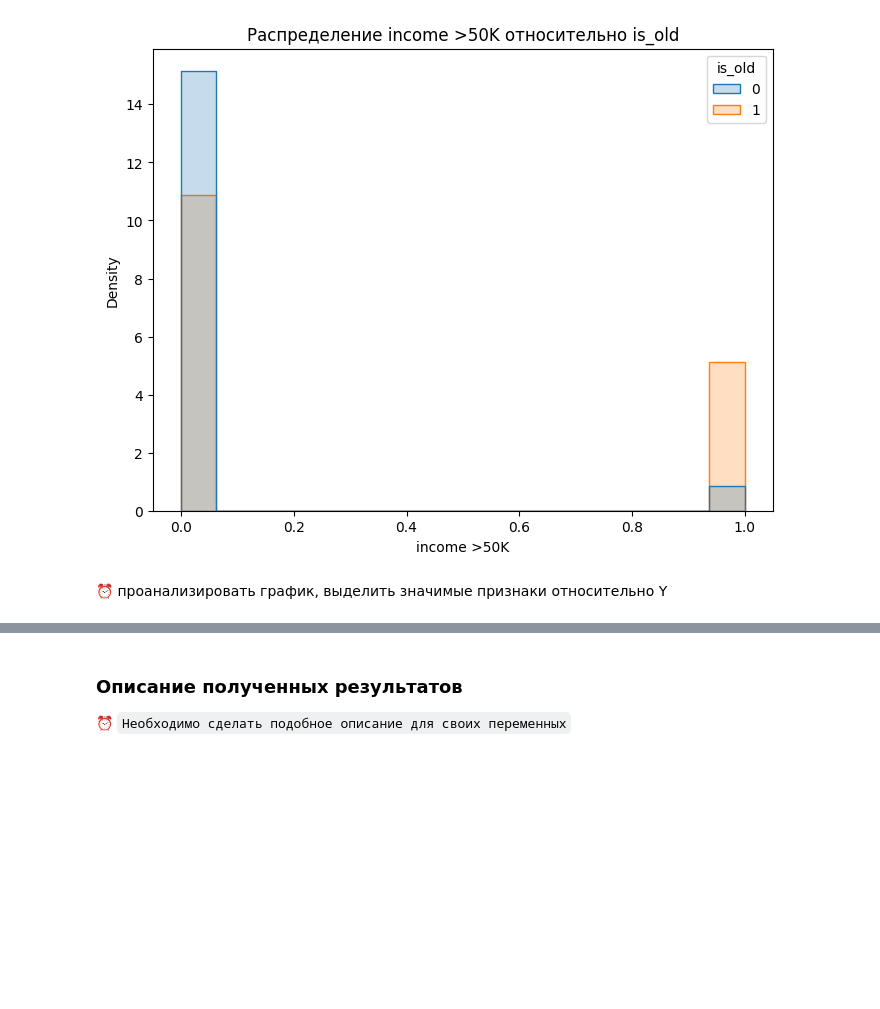
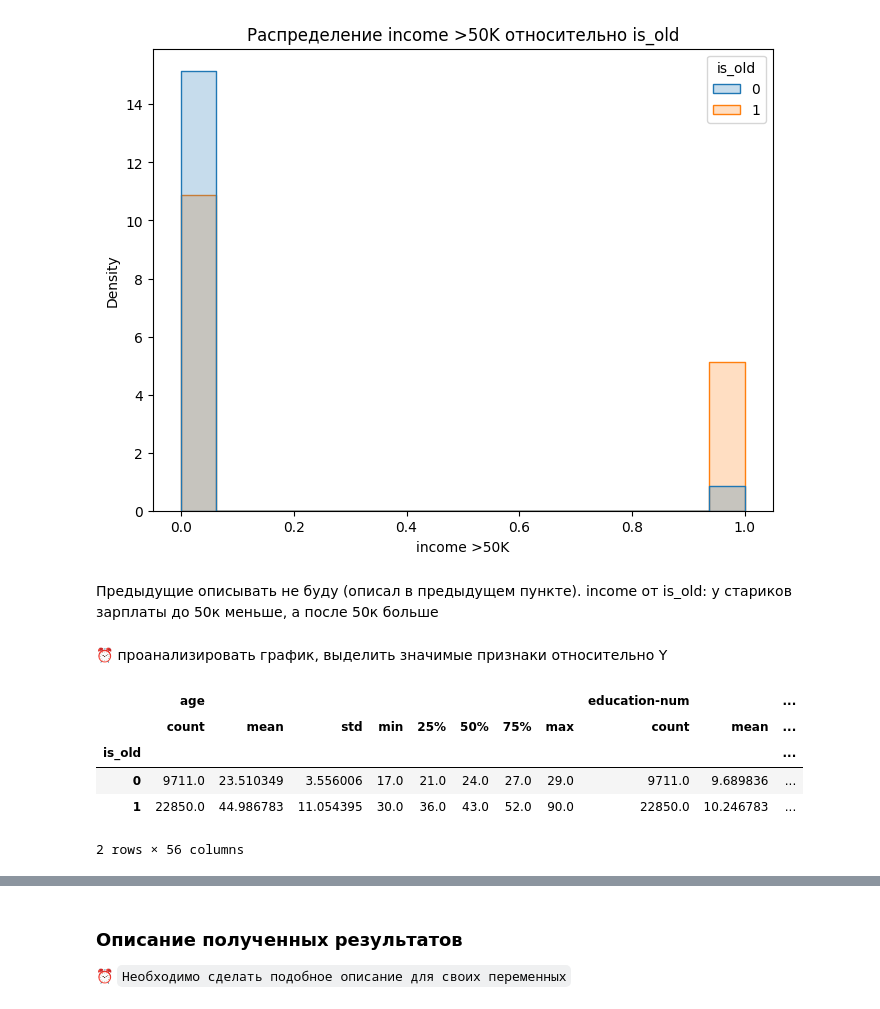
Before and after one commit to aintproud/web-python, a Jupyter notebook: Практика_2.ipynb, the cells around one changed output, grey strips where cells are left out. Saved outputs shown, nothing was run; the diff lists cells and outputs as text; code cells hidden in the pictures; blank space fills up the shorter version.

```diff
--- a/Практика_2.ipynb
+++ b/Практика_2.ipynb
@@ -280,11 +283,19 @@ for col in numeric_cols:
 [figure]
 [figure]
 [figure]
+# %% [markdown]
+Предыдущие описывать не буду (описал в предыдущем пункте).
+income от is_old: у стариков зарплаты до 50к меньше, а после 50к больше
 # %% [markdown]
 ⏰ проанализировать график, выделить значимые признаки относительно Y
 # %%
 # Описательная статистика для числовых переменных, разделенная по целевой переменной
 desc_stats_numeric = df.groupby('is_old')[df.select_dtypes(include=[np.number]).columns].describe()
-
-# Описательная статистика для категориальных переменных, разделенная по целевой переменной
-desc_stats_categorical = df.groupby('is_old')[df.select_dtypes(include=['object']).columns].describe()
+desc_stats_numeric
+# %% [output]
+|  | age |  |  |  |  |  |  |  | education-num |  | ... |
+|  | count | mean | std | min | 25% | 50% | 75% | max | count | mean | ... |
+| is_old |  |  |  |  |  |  |  |  |  |  | ... |
+| 0 | 9711.0 | 23.510349 | 3.556006 | 17.0 | 21.0 | 24.0 | 27.0 | 29.0 | 9711.0 | 9.689836 | ... |
+| 1 | 22850.0 | 44.986783 | 11.054395 | 30.0 | 36.0 | 43.0 | 52.0 | 90.0 | 22850.0 | 10.246783 | ... |
+2 rows × 56 columns
```
Also changed, not shown: parts of 13 cells of this notebook, 1 other file.
